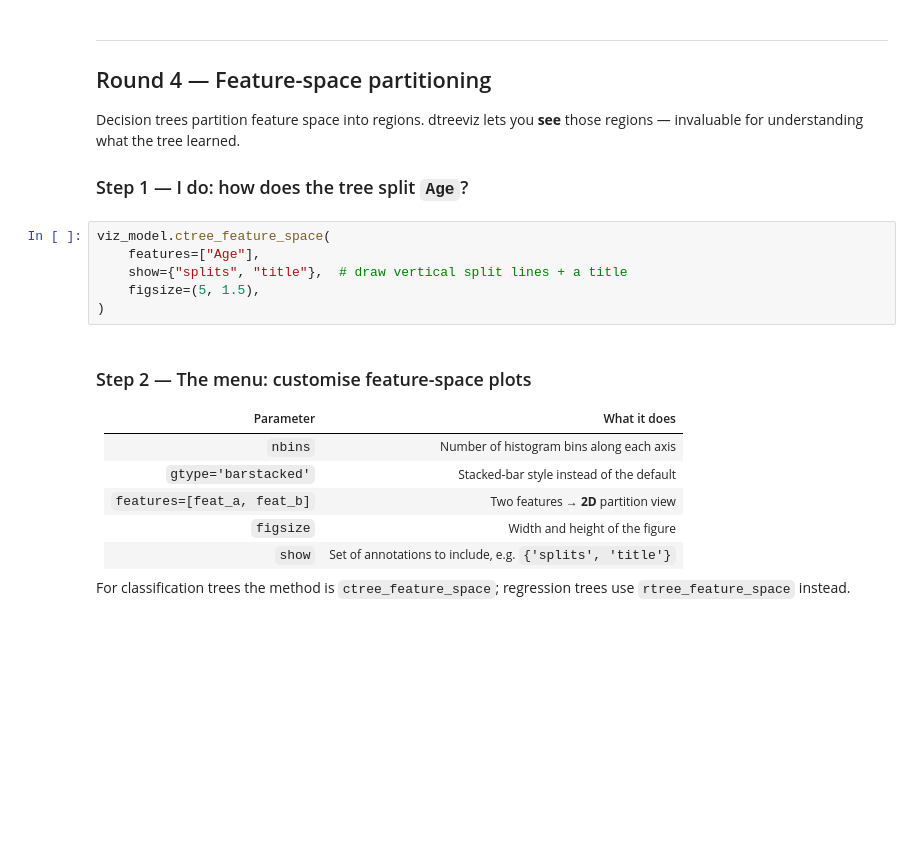
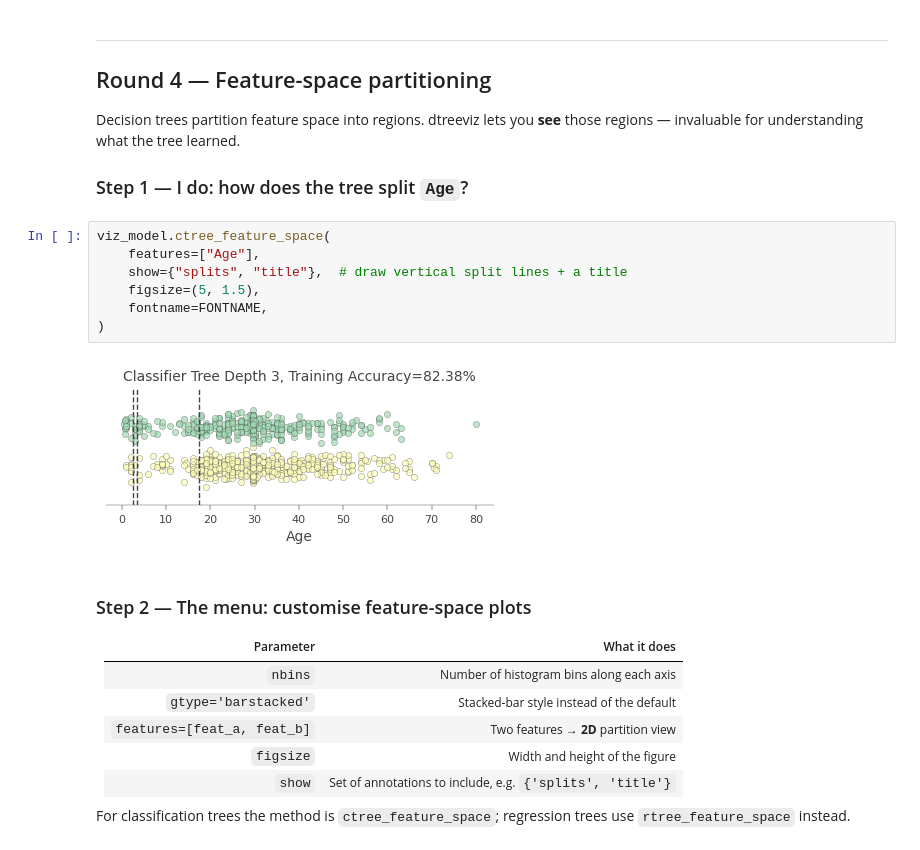
Before and after one commit to HassanAlgoz/AAI, a Jupyter notebook: courses/Machine_Learning/exercises/14/dtree_viz_solution.ipynb, the cells around one changed output. Cells and saved outputs as stored; diff of their text form; blank space fills up the shorter version.

```diff
--- a/courses/Machine_Learning/exercises/14/dtree_viz_solution.ipynb
+++ b/courses/Machine_Learning/exercises/14/dtree_viz_solution.ipynb
@@ -256,9 +313,12 @@ Decision trees partition feature space into regions. dtreeviz lets you **see** t
 # %%
 viz_model.ctree_feature_space(
     features=["Age"],
     show={"splits", "title"},  # draw vertical split lines + a title
     figsize=(5, 1.5),
+    fontname=FONTNAME,
 )
+# %% [output]
+[figure, added]
 # %% [markdown]
 ### Step 2 — The menu: customise feature-space plots
 
```
Also changed, not shown: parts of 12 cells of this notebook, 6 other files.
